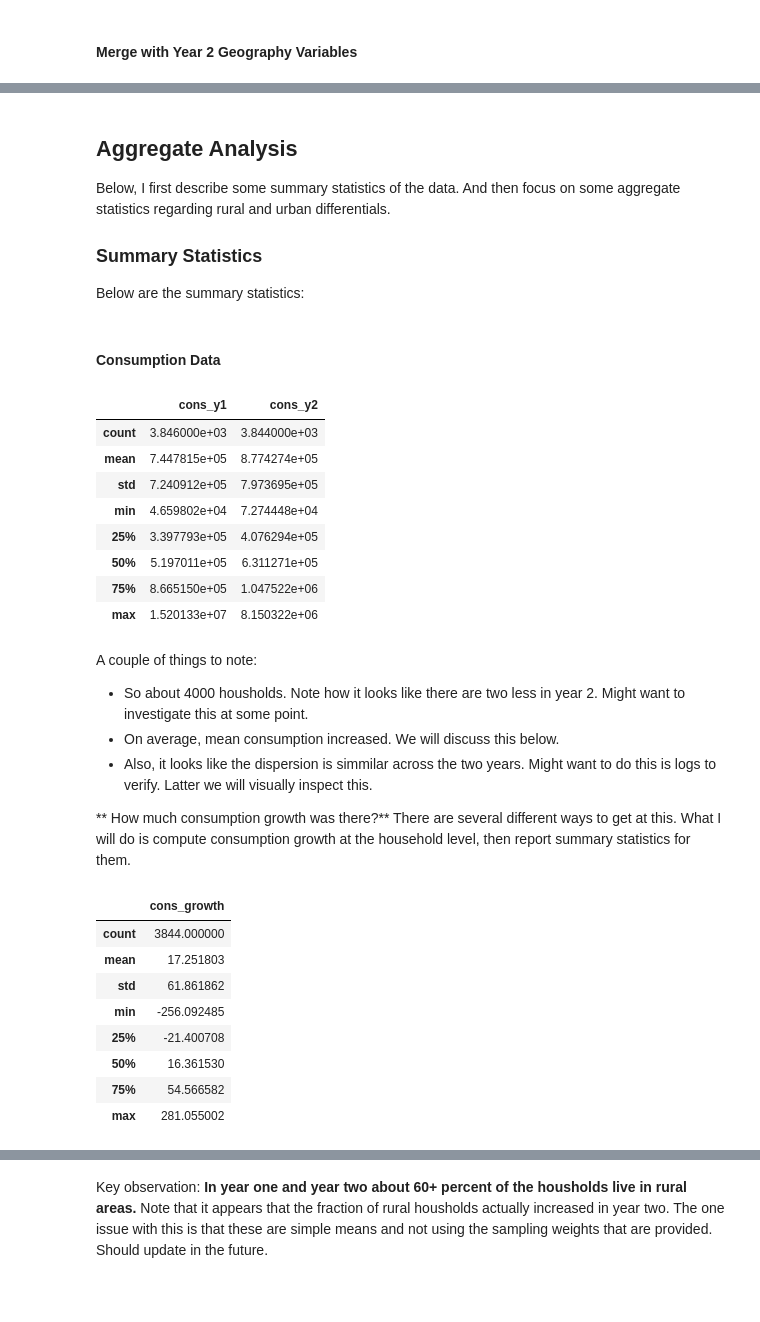
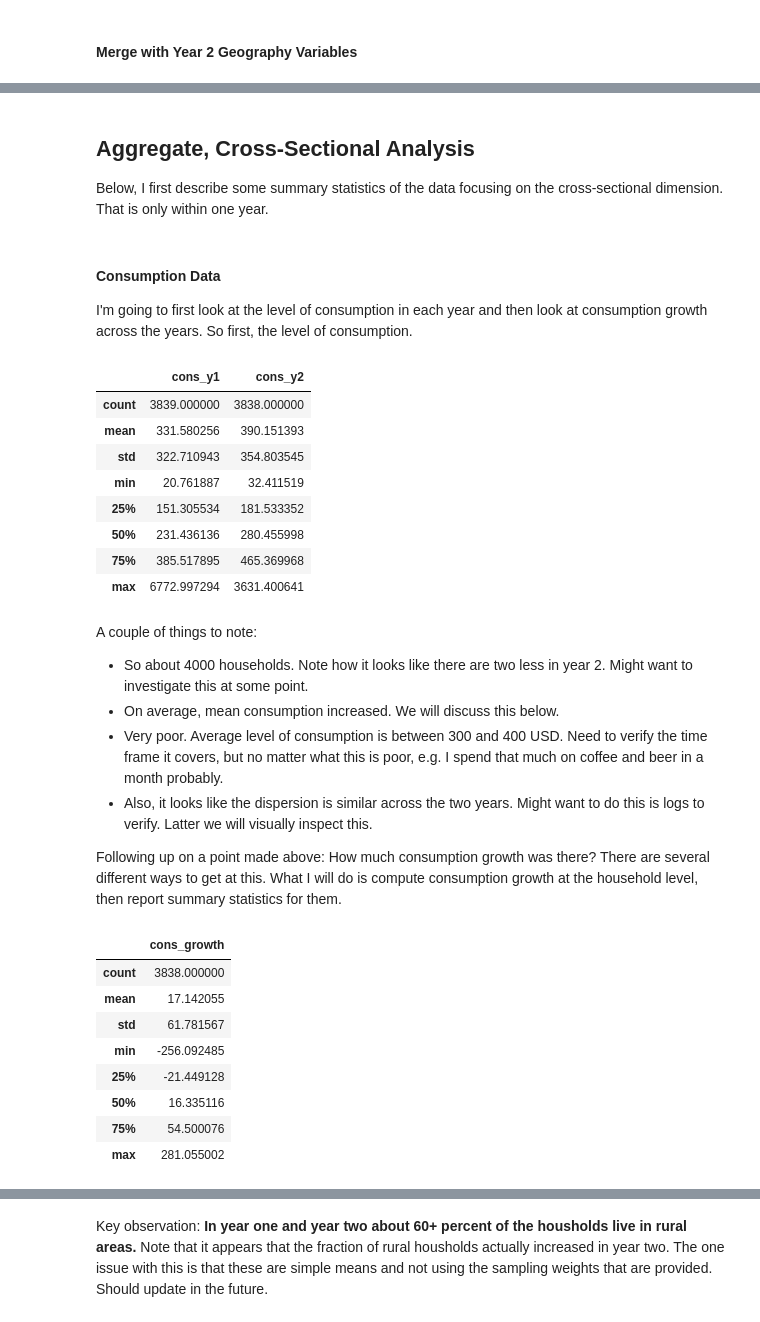
Before and after one commit to mwaugh0328/Data_Bootcamp_Fall_2017, a Jupyter notebook: final_project/tanzania_track.ipynb, the cells around one changed output, grey strips where cells are left out. Cells and saved outputs as stored; diff of their text form; code cells hidden in the pictures; blank space fills up the shorter version.

```diff
--- a/final_project/tanzania_track.ipynb
+++ b/final_project/tanzania_track.ipynb
@@ -48,10 +59,7 @@ Below I walk through the steps to organize the data. I proceed by reading in the
 # %% [markdown]
 #### Bring in Year 1 Consumpiton Data
 # %%
-path_laptop = "C://Users//mwaugh//Dropbox//Panel Tracking Surveys//Tanzania//Raw Data (2008-2009 and 2010-2011)"
-path_desktop = "C://Users//mwaugh.NYC-STERN//Dropbox//Panel Tracking Surveys//Tanzania\Raw Data (2008-2009 and 2010-2011)"
-
-file = path_laptop + "//TZY1.HH.Consumption.dta"
+file = path_desktop + "//TZY1.HH.Consumption.dta"
 
 myvars = ["hhid", "urban", "expmR", "adulteq", "hhsize", "hhweight", "region"]
 
@@ -81,10 +89,7 @@ display(tanz_y1.head(5))
 # %% [markdown]
 #### Bring in Year 2 Consumption Data
 # %%
-path_laptop = "C://Users//mwaugh//Dropbox//Panel Tracking Surveys//Tanzania//Raw Data (2008-2009 and 2010-2011)"
-path_desktop = "C://Users//mwaugh.NYC-STERN//Dropbox//Panel Tracking Surveys//Tanzania\Raw Data (2008-2009 and 2010-2011)"
-
-file = path_laptop + "//TZY2.HH.Consumption.dta"
+file = path_desktop + "//TZY2.HH.Consumption.dta"
 
 myvars = ["y2_hhid", "hhid_2008", "urban", "expmR", "adulteq", "hhsize", "hhweight", "region"]
 
@@ -157,2 +164,12 @@ display(tanz[tanz._merge == "both"].shape)
 # %% [markdown]
 #### Merge with Year 2 Geography Variables
+# %%
+file = path_desktop + "//HH.Geovariables_Y2.dta"
+
+geo_var = pd.read_stata(file, columns = ["y2_hhid", "lat_modified", "lon_modified"])
+
+
+tanz = pd.merge(geo_var, tanz, how='inner',
+                         left_on = "y2_hhid", right_on = "y2_hhid_y2")
+
+display(tanz.head())
@@ -159,50 +184,51 @@ display(tanz[tanz._merge == "both"].shape)
 # %% [markdown]
-## Aggregate Analysis
+## Aggregate, Cross-Sectional Analysis
 
-Below, I first describe some summary statistics of the data. And then focus on some aggregate statistics regarding rural and urban differentials.
-
-### Summary Statistics
-
-Below are the summary statistics:
+Below, I first describe some summary statistics of the data focusing on the cross-sectional dimension. That is only within one year.
-# %% [markdown]
-#### Consumption Data
+# %% [markdown]
+#### Consumption Data
+
+I'm going to first look at the level of consumption in each year and then look at consumption growth across the years. So first, the level of consumption.
 # %%
-y1sum = tanz.cons_y1.describe()
+convert_to_dollars = 0.0004455530 # For December 2008 (seems stable)
 
-y2sum = tanz.cons_y2.describe() # Each of these are a series
+y1sum = (tanz.cons_y1*convert_to_dollars).describe()
+
+y2sum = (tanz.cons_y2*convert_to_dollars).describe() # Each of these are a series
 
 sum_data = pd.concat([y1sum, y2sum], axis = 1) # Then use the concat method to create a dataframe
                                                # Which will give a nice visualization of the table
 display(sum_data)
 # %% [output]
 |  | cons_y1 | cons_y2 |
-| count | 3.846000e+03 | 3.844000e+03 |
-| mean | 7.447815e+05 | 8.774274e+05 |
-| std | 7.240912e+05 | 7.973695e+05 |
-| min | 4.659802e+04 | 7.274448e+04 |
-| 25% | 3.397793e+05 | 4.076294e+05 |
-| 50% | 5.197011e+05 | 6.311271e+05 |
-| 75% | 8.665150e+05 | 1.047522e+06 |
-| max | 1.520133e+07 | 8.150322e+06 |
+| count | 3839.000000 | 3838.000000 |
+| mean | 331.580256 | 390.151393 |
+| std | 322.710943 | 354.803545 |
+| min | 20.761887 | 32.411519 |
+| 25% | 151.305534 | 181.533352 |
+| 50% | 231.436136 | 280.455998 |
+| 75% | 385.517895 | 465.369968 |
+| max | 6772.997294 | 3631.400641 |
 # %% [markdown]
 A couple of things to note:
-- So about 4000 housholds. Note how it looks like there are two less in year 2. Might want to investigate this at some point.
+- So about 4000 households. Note how it looks like there are two less in year 2. Might want to investigate this at some point.
 - On average, mean consumption increased. We will discuss this below.
-- Also, it looks like the dispersion is simmilar across the two years. Might want to do this is logs to verify. Latter we will visually inspect this.
+- Very poor. Average level of consumption is between 300 and 400 USD. Need to verify the time frame it covers, but no matter what this is poor, e.g. I spend that much on coffee and beer in a month probably.
+- Also, it looks like the dispersion is similar across the two years. Might want to do this is logs to verify. Latter we will visually inspect this.
 
-** How much consumption growth was there?** There are several different ways to get at this. What I will do is compute consumption growth at the household level, then report summary statistics for them.
+Following up on a point made above: How much consumption growth was there? There are several different ways to get at this. What I will do is compute consumption growth at the household level, then report summary statistics for them.
 # %%
 tanz["cons_growth"] = 100*(np.log(tanz.cons_y2) - np.log(tanz.cons_y1))
 
 display(pd.DataFrame(tanz.cons_growth.describe()))
 # %% [output]
 |  | cons_growth |
-| count | 3844.000000 |
-| mean | 17.251803 |
-| std | 61.861862 |
+| count | 3838.000000 |
+| mean | 17.142055 |
+| std | 61.781567 |
 | min | -256.092485 |
-| 25% | -21.400708 |
-| 50% | 16.361530 |
-| 75% | 54.566582 |
+| 25% | -21.449128 |
+| 50% | 16.335116 |
+| 75% | 54.500076 |
 | max | 281.055002 |
 # %% [markdown]
```
Also changed, not shown: parts of 38 cells of this notebook, 2 other files.
